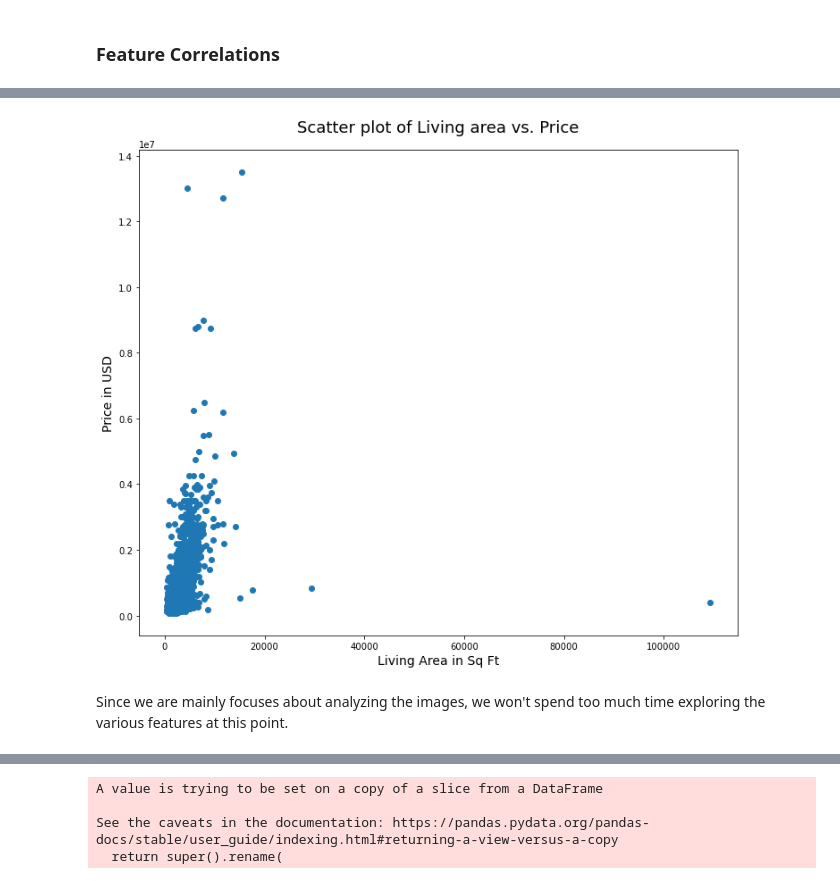
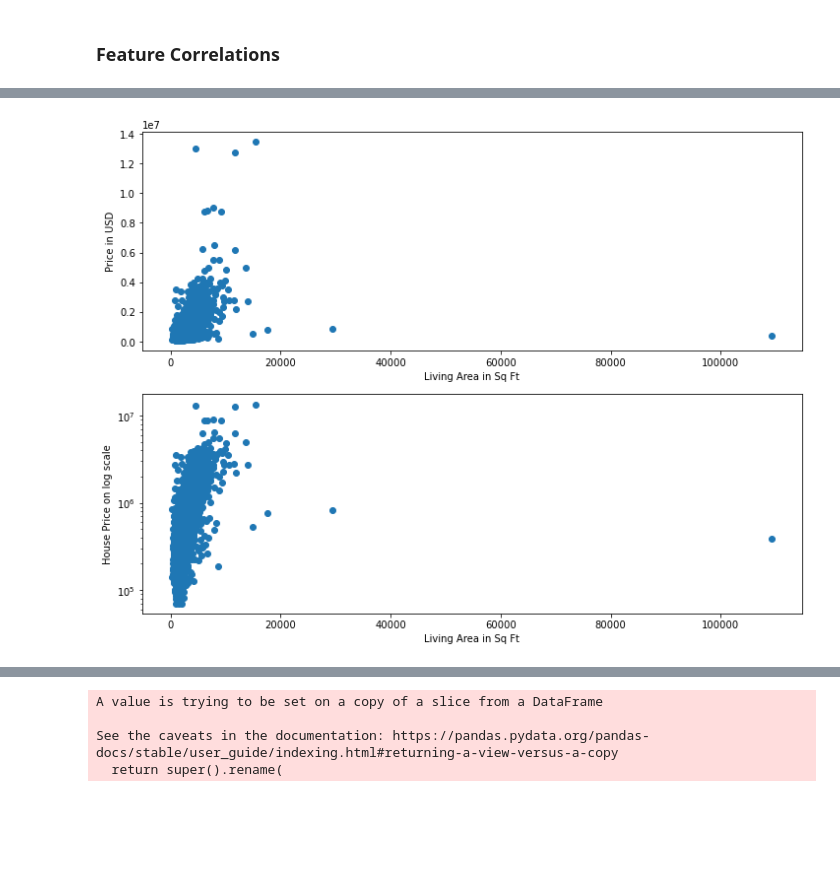
Before and after one commit to sangeetajay/Springboard, a Jupyter notebook: Final_Capstone/1_AH_csv_Data_Wrangling_EDA.ipynb, the cells around one changed output, grey strips where cells are left out. Cells and saved outputs as stored; diff of their text form; code cells hidden in the pictures; blank space fills up the shorter version.

```diff
--- a/Final_Capstone/1_AH_csv_Data_Wrangling_EDA.ipynb
+++ b/Final_Capstone/1_AH_csv_Data_Wrangling_EDA.ipynb
@@ -272,13 +320,19 @@ sns.heatmap(df.corr())
 # Postive correlation with price: livingAreaSqFt, avgSchoolRating, numofBathrooms
 
 # Negative correlation with price: numOfHighSchools, numOfPrimarySchools
-# %%
-plt.scatter(df['livingAreaSqFt'],df['latestPrice'])
-plt.xlabel('Living Area in Sq Ft', fontsize=14)
-plt.ylabel('Price in USD', fontsize=14)
-plt.title('Scatter plot of Living area vs. Price', fontsize=18, pad=20)
-plt.show()
-# %% [output]
-[figure, removed]
-# %% [markdown]
-Since we are mainly focuses about analyzing the images, we won't spend too much time exploring the various features at this point.
+# %%
+
+
+fig, ax = plt.subplots(2, figsize=(12, 9))
+ax[0].scatter(x = df['livingAreaSqFt'], y = df['latestPrice'])
+ax[0].set_xlabel('Living Area in Sq Ft')
+ax[0].set_ylabel('Price in USD')
+
+ax[1].scatter(x = df['livingAreaSqFt'], y = df['latestPrice'])
+ax[1].set_xlabel('Living Area in Sq Ft')
+ax[1].set_ylabel("House Price on log scale")
+ax[1].set_yscale('log')
+
+plt.show()
+# %% [output]
+[figure, added]
```
Also changed, not shown: parts of 56 cells of this notebook.
